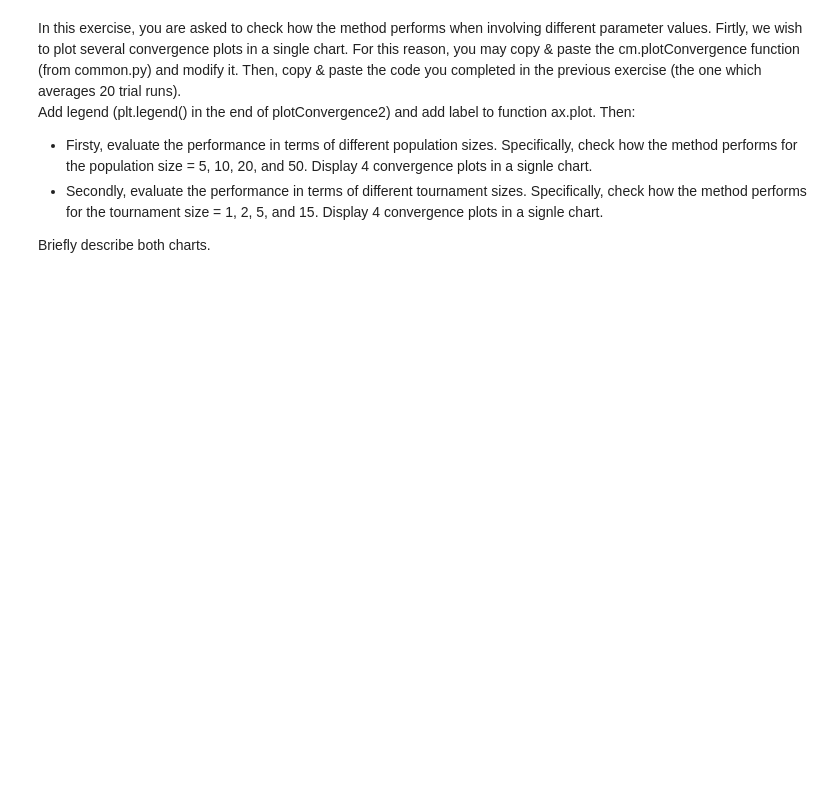
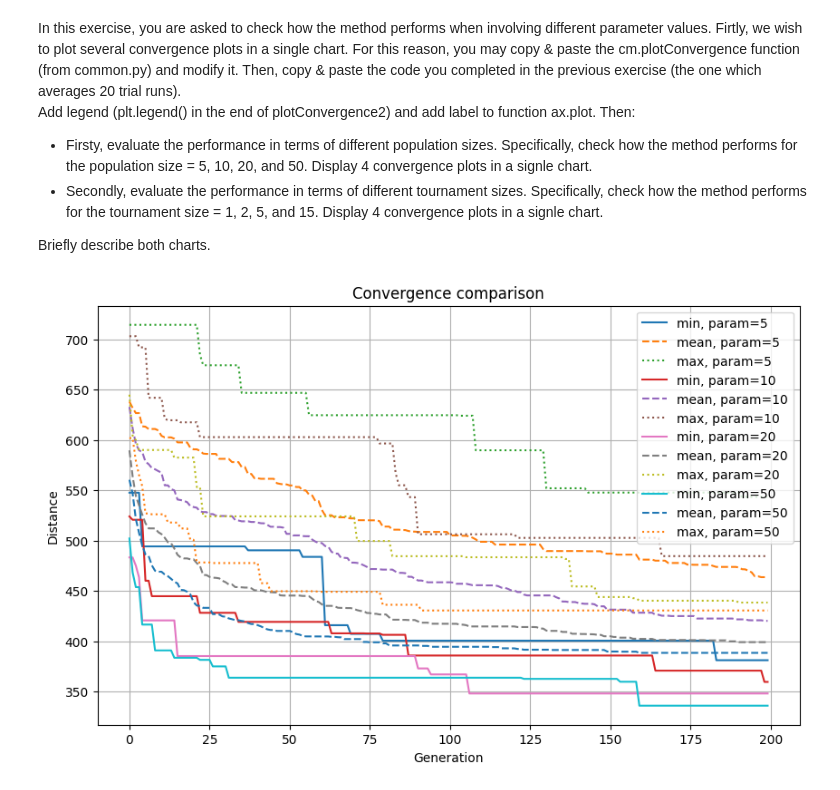
Before and after one commit to AnastasiaT18/IAI_ER_Labs, a Jupyter notebook: Lab4/Exercises_Dilya.ipynb, the cells around one changed output. Saved outputs shown, nothing was run; the diff lists cells and outputs as text; code cells hidden in the pictures; blank space fills up the shorter version.

```diff
--- a/Lab4/Exercises_Dilya.ipynb
+++ b/Lab4/Exercises_Dilya.ipynb
@@ -248,0 +414,48 @@ def plotConvergence2(plt, X, Y_MINs, Y_MEANs, Y_MAXs, parameter_values):
+# %%
+def plotConvergence2(plt, X, Y_MINs, Y_MEANs, Y_MAXs, parameter_values):
+    plt.figure(figsize=(10,6))
+
+    for i in range(len(parameter_values)):
+        plt.plot(X, Y_MINs[i], label=f"min, param={parameter_values[i]}")
+        plt.plot(X, Y_MEANs[i], '--', label=f"mean, param={parameter_values[i]}")
+        plt.plot(X, Y_MAXs[i], ':', label=f"max, param={parameter_values[i]}")
+
+    plt.xlabel("Generation")
+    plt.ylabel("Distance")
+    plt.title("Convergence comparison")
+    plt.legend()
+    plt.grid(True)
+    plt.show()
+# %%
+### TODO (POPULATION SIZE)
+costMatrix = cm.getLargeDistanceMatrix()
+cities = 15
+mutationProbability = 1.0 / 15.0
+generations = 200
+runs = 20
+population_sizes = [5, 10, 20, 50]
+X = list(range(generations))
+Y_MINs = []
+Y_MEANs = []
+Y_MAXs = []
+for popSize in population_sizes:
+    all_runs = []
+    for r in range(runs):
+        population = getInitialPopulation(popSize, cities, costMatrix)
+        sortPopulation(population)
+        best_per_gen = []
+        for g in range(generations):
+            matingPool = getMatingPool(popSize, popSize, 2)
+            children = getOffspring(population, matingPool, mutationProbability, costMatrix)
+            population += children
+            sortPopulation(population)
+            population = population[:popSize]
+            best_per_gen.append(population[0][0])
+        all_runs.append(best_per_gen)
+    all_runs = np.array(all_runs)
+    Y_MINs.append(np.min(all_runs, axis=0))
+    Y_MEANs.append(np.mean(all_runs, axis=0))
+    Y_MAXs.append(np.max(all_runs, axis=0))
+plotConvergence2(plt, X, Y_MINs, Y_MEANs, Y_MAXs, population_sizes)
+# %% [output]
+[figure, added]
```
Also changed, not shown: parts of 20 cells of this notebook.
